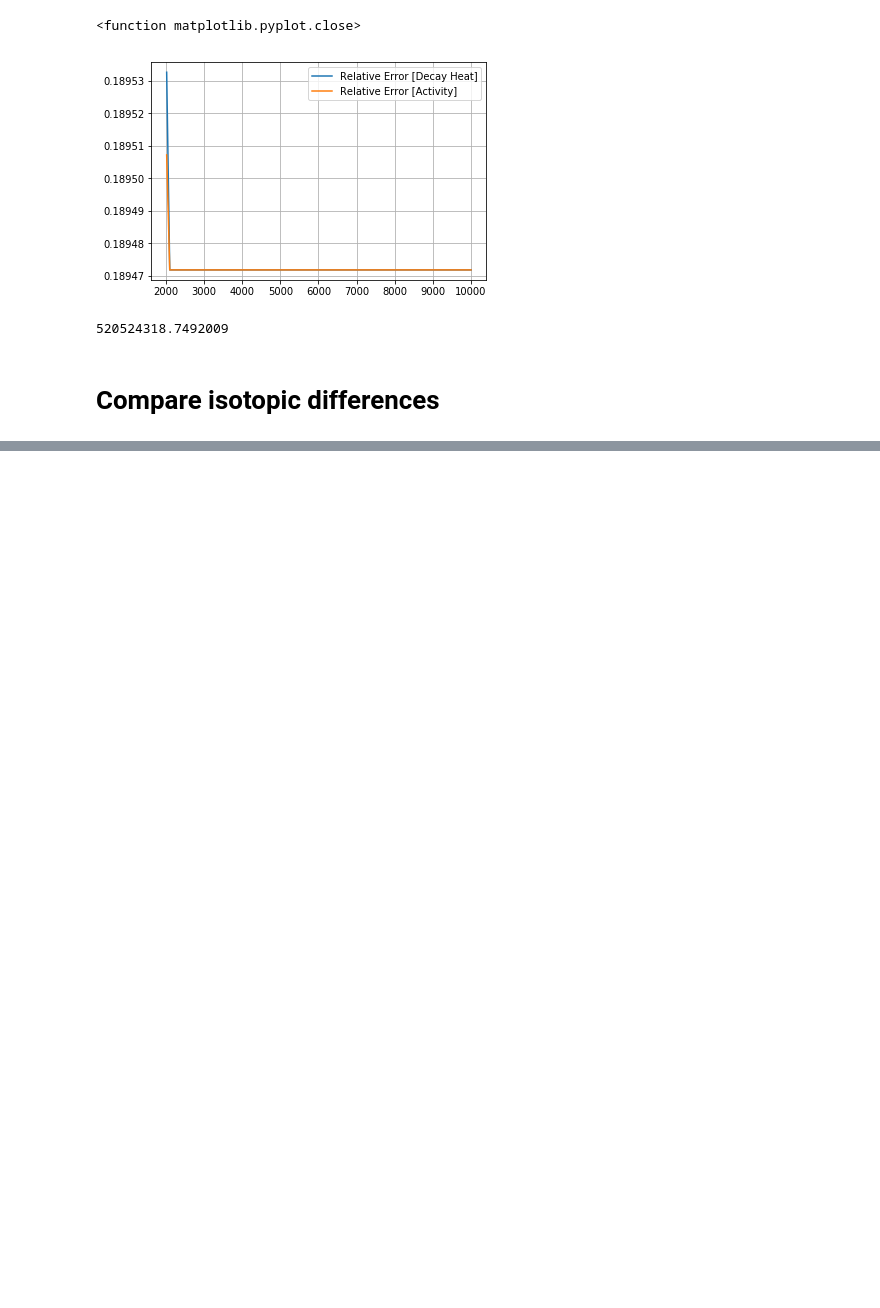
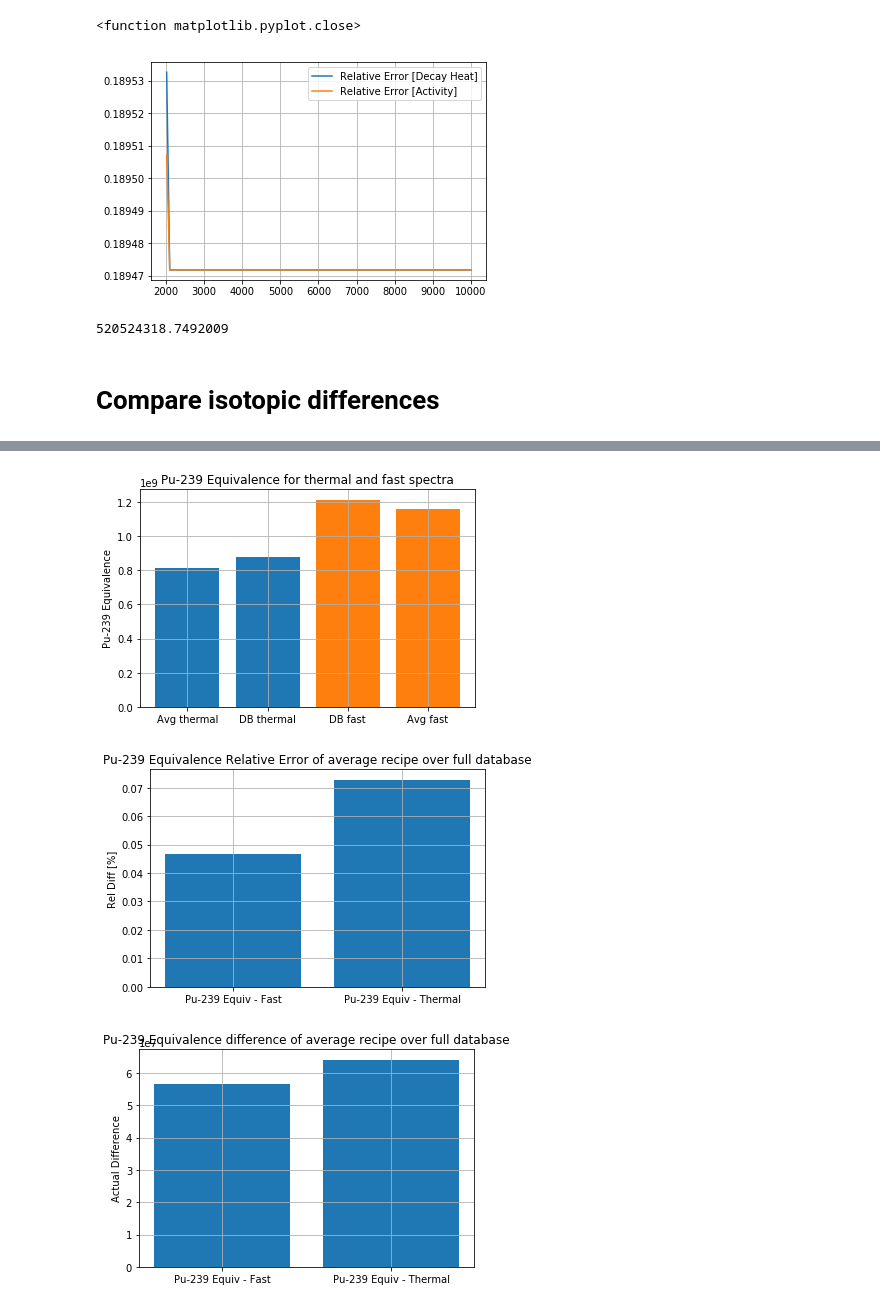
Before and after one commit to katyhuff/2018-bae-ornl, a Jupyter notebook: input/udb/udb-sensitivity.ipynb, the cells around one changed output, grey strips where cells are left out. Drawn from its saved outputs; the diff is of its cells as text; code cells hidden in the pictures; blank space fills up the shorter version.

```diff
--- a/input/udb/udb-sensitivity.ipynb
+++ b/input/udb/udb-sensitivity.ipynb
@@ -484,0 +555,37 @@ Text(0.5,1,'Relative Error between Average recipe and full database')
+# %%
+# eff pu241 for thermal and fast
+
+
+acc_eq_thermal = get_fissile_eq(decayed_lump_mat, True)
+acc_eq_fast = get_fissile_eq(decayed_lump_mat, False)
+rec_eq_thermal = get_fissile_eq(decayed_recipe_mat, True)
+rec_eq_fast = get_fissile_eq(decayed_recipe_mat, False)
+
+rel_err_thermal = (acc_eq_thermal - rec_eq_thermal) / acc_eq_thermal
+rel_err_fast = (acc_eq_fast - rec_eq_fast) / acc_eq_fast
+
+plt.bar(['DB thermal', 'Avg thermal'], [acc_eq_thermal, rec_eq_thermal])
+plt.bar(['DB fast', 'Avg fast'], [acc_eq_fast, rec_eq_fast])
+plt.grid()
+plt.ylabel('Pu-239 Equivalence')
+plt.title('Pu-239 Equivalence for thermal and fast spectra')
+plt.show()
+plt.close()
+
+plt.bar(['Pu-239 Equiv - Thermal', 'Pu-239 Equiv - Fast'], [rel_err_thermal, rel_err_fast])
+plt.grid()
+plt.ylabel('Rel Diff [%]')
+plt.title('Pu-239 Equivalence Relative Error of average recipe over full database')
+plt.show()
+plt.close()
+
+plt.bar(['Pu-239 Equiv - Thermal', 'Pu-239 Equiv - Fast'], [acc_eq_thermal - rec_eq_thermal, acc_eq_fast - rec_eq_fast])
+plt.grid()
+plt.ylabel('Actual Difference')
+plt.title('Pu-239 Equivalence difference of average recipe over full database')
+plt.show()
+plt.close()
+# %% [output]
+[figure, added]
+[figure, added]
+[figure, added]
```
Also changed, not shown: parts of 9 cells of this notebook, 3 other files.
